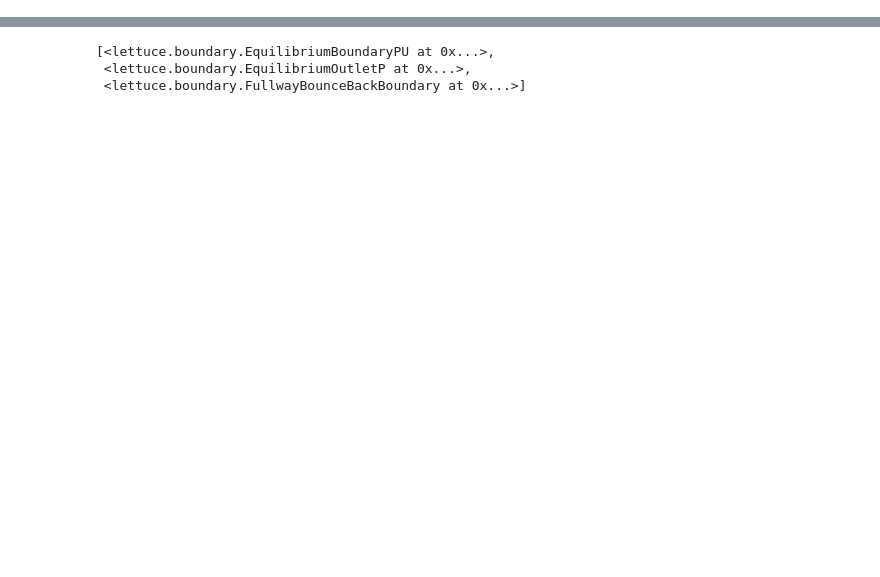
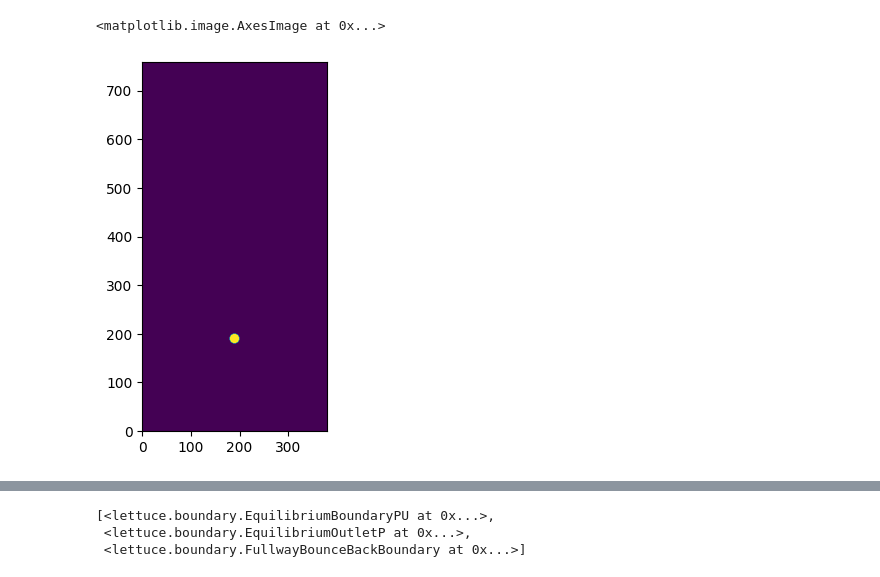
Before and after one commit to MaxBille/lettuce, a Jupyter notebook: myTest/cylinder3D_development.ipynb, the cells around one changed output, grey strips where cells are left out. Drawn from its saved outputs; the diff is of its cells as text; code cells hidden in the pictures; blank space fills up the shorter version.

```diff
--- a/myTest/cylinder3D_development.ipynb
+++ b/myTest/cylinder3D_development.ipynb
@@ -199,3 +200,8 @@ flow.units.characteristic_velocity_lu
+# %%
+plt.imshow(lattice.convert_to_numpy(sim._boundaries[-1].mask)[:,:,0], origin="lower")
+# %% [output]
+<matplotlib.image.AxesImage at 0x...>
+[figure, added]
 # %%
 ### simple simulation
 
```
Also changed, not shown: parts of 21 cells of this notebook, 5 other files.
